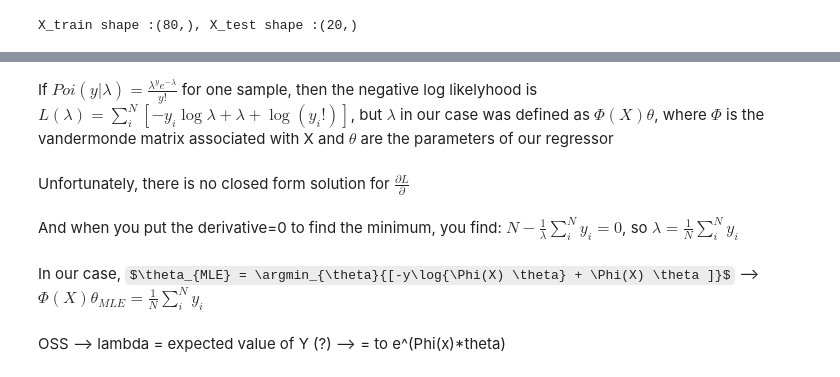
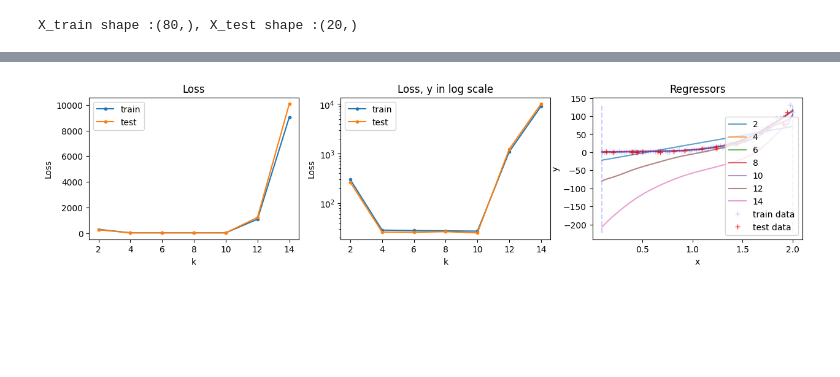
Before and after one commit to MarcelloCeresini/StatMatMethodsAI, a Jupyter notebook: src/Homework4_part2.ipynb, the cells around one changed output, grey strips where cells are left out. Cells and saved outputs as stored; diff of their text form; code cells hidden in the pictures; some formulas as TeX source; blank space fills up the shorter version.

```diff
--- a/src/Homework4_part2.ipynb
+++ b/src/Homework4_part2.ipynb
@@ -39,12 +61,3 @@ def get_normal_vandermonde(K, X):
         X=X
     )
     return vander
-# %%
-def get_true_Y(K, X, theta_true, var):
-    vander = get_normal_vandermonde(K, X)
-    return np.random.poisson(vander @ theta_true)
-
-Y_train = get_true_Y(K, X_train, theta_true, var)
-Y_test = get_true_Y(K, X_test, theta_true, var)
-
-print("Y_train shape :{}, Y_test shape :{}".format(Y_train.shape, Y_test.shape))
@@ -58,10 +64,8 @@ plt.plot(X_train, Y_train)
-# %% [markdown]
-If $Poi(y|\lambda)=\frac{\lambda^y e^{-\lambda}}{y!}$ for one sample, then the negative log likelyhood is $L(\lambda) = \sum_i^N [-y_i\log{\lambda} + \lambda + \log{(y_i!)}]$, but $\lambda$ in our case was defined as $\Phi(X) \theta$, where $\Phi$ is the vandermonde matrix associated with X and $\theta$ are the parameters of our regressor
-# %% [markdown]
-Unfortunately, there is no closed form solution for $\frac{\partial L}{\partial}$
-# %% [markdown]
-And when you put the derivative=0 to find the minimum, you find: $N-\frac{1}{\lambda} \sum_i^N y_i=0$, so $\lambda = \frac{1}{N} \sum_i^N y_i$
-# %% [markdown]
-In our case, $\theta_{MLE} = \argmin_{\theta}{[-y\log{\Phi(X) \theta} + \Phi(X) \theta ]}$ --> $\Phi(X) \theta_{MLE} = \frac{1}{N} \sum_i^N y_i$
-# %% [markdown]
-OSS --> lambda = expected value of Y (?) --> = to e^(Phi(x)*theta)
+# %%
+def MLE_normal_equations(vander, Y):
+    return np.linalg.inv(vander.T @ vander) @ vander.T @ Y
+
+def loss(vander, Y, theta):
+    N = len(Y)
+    tmp = (vander @ theta) - Y
+    return (tmp.T @ tmp)/N
@@ -67,0 +119,4 @@ OSS --> lambda = expected value of Y (?) --> = to e^(Phi(x)*theta)
+# %%
+plot_results(range(2, 15, 2), MLE_normal_equations)
+# %% [output]
+[figure, added]
```
Also changed, not shown: parts of 35 cells of this notebook, 2 other files.
